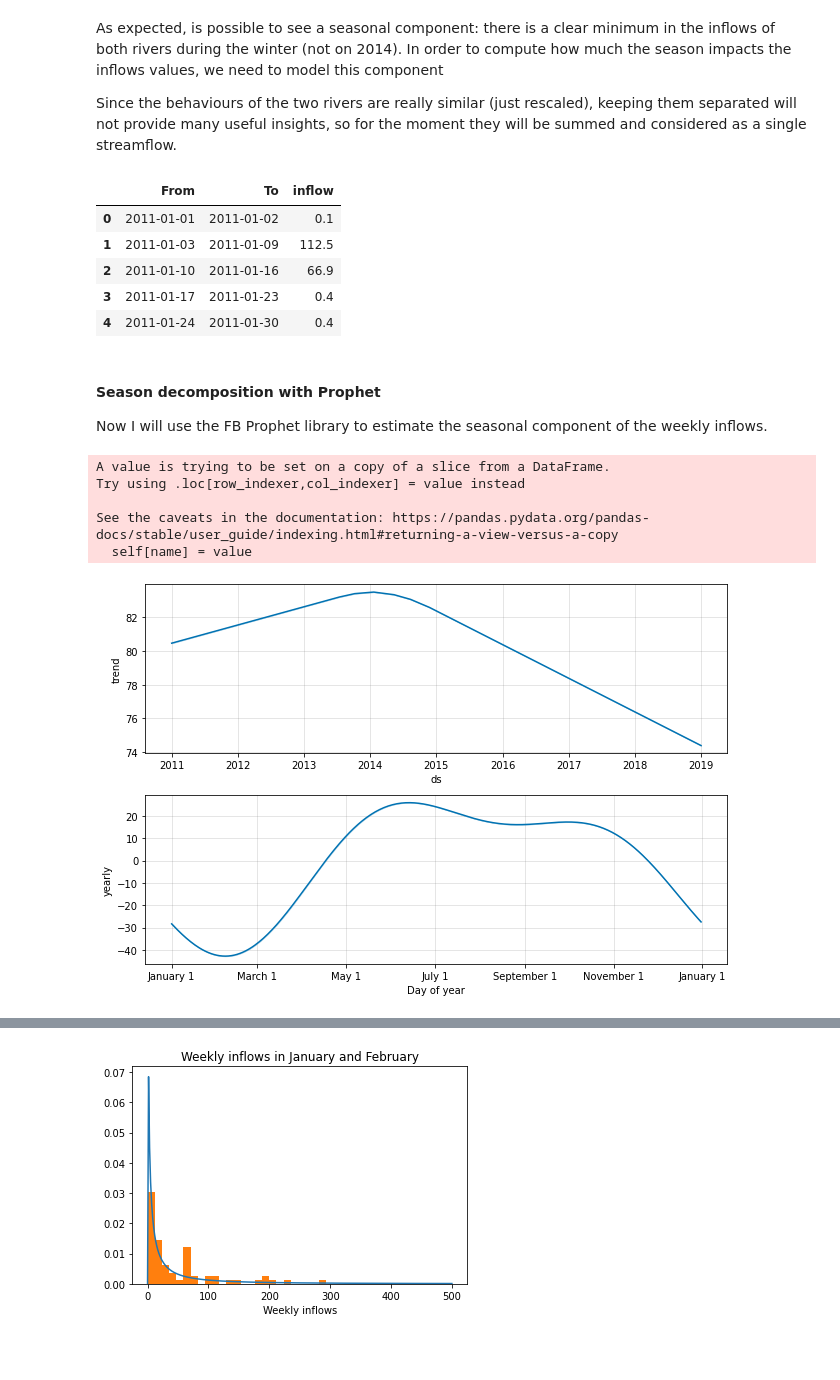
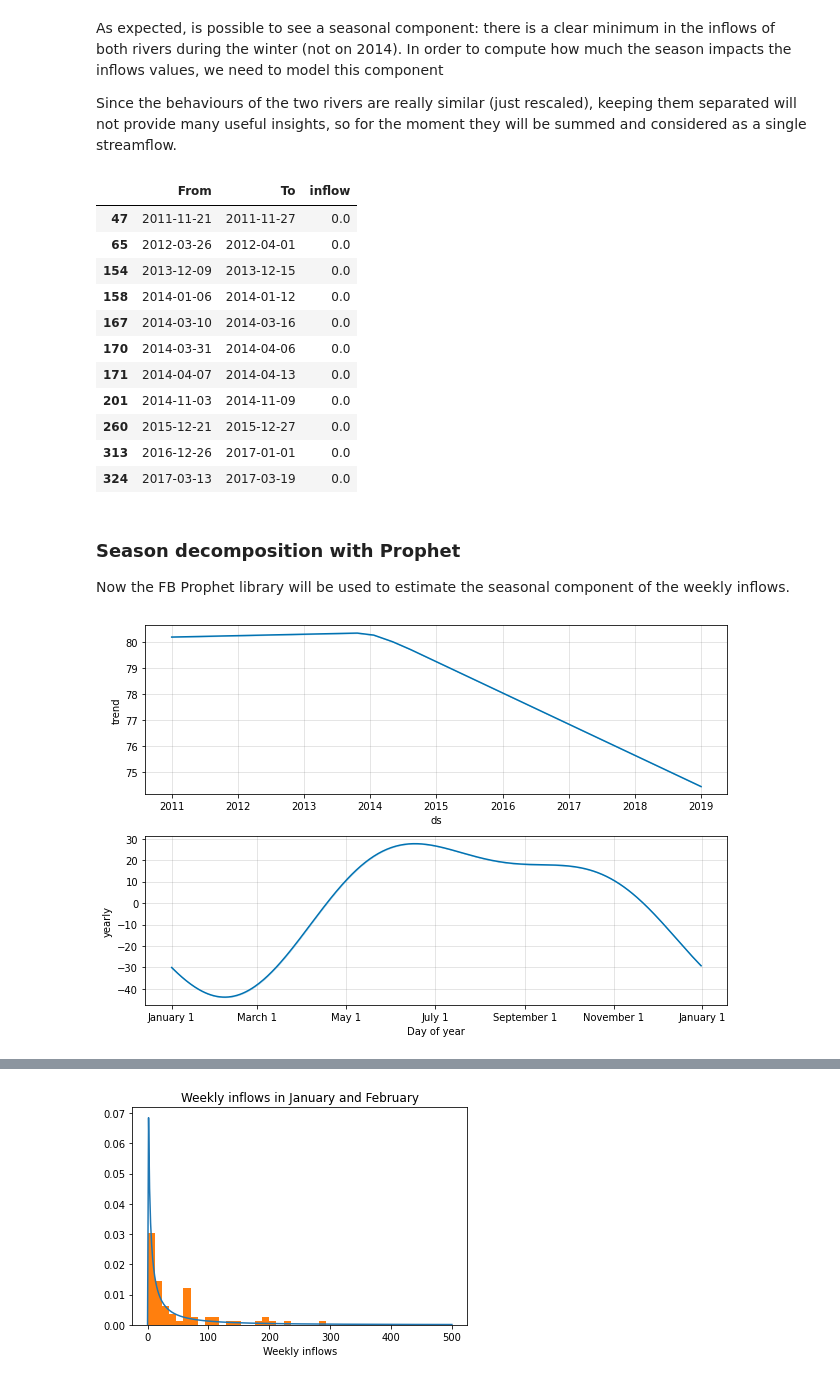
Before and after one commit to francescovidaich964/Como_lake, a Jupyter notebook: Como_Lake_test.ipynb, the cells around one changed output, grey strips where cells are left out. Saved outputs shown, nothing was run; the diff lists cells and outputs as text; code cells hidden in the pictures; blank space fills up the shorter version.

```diff
--- a/Como_Lake_test.ipynb
+++ b/Como_Lake_test.ipynb
@@ -89,7 +93,7 @@ full_df['To'][partial_weeks] = full_df['To'][partial_weeks+1]
 
 # Remove second portions of the partial weeks and add complete inflows
 full_df[['ADDA PRELACUALE','MERA']] = inflows
-full_df = full_df.drop(partial_weeks+1)
+full_df = full_df.drop(partial_weeks+1).reset_index(drop=True)
 # %% [output]
 A value is trying to be set on a copy of a slice from a DataFrame
 
@@ -184,43 +182,44 @@ Since the behaviours of the two rivers are really similar (just rescaled), keepi
 # Combine inflows in a single column
 full_df['inflow'] = full_df['ADDA PRELACUALE'] + full_df['MERA']
 inflow_df = full_df.drop(['ADDA PRELACUALE','MERA'], axis=1)
-inflow_df.head()
+inflow_df[inflow_df.inflow==0]
 # %% [output]
 |  | From | To | inflow |
-| 0 | 2011-01-01 | 2011-01-02 | 0.1 |
-| 1 | 2011-01-03 | 2011-01-09 | 112.5 |
-| 2 | 2011-01-10 | 2011-01-16 | 66.9 |
-| 3 | 2011-01-17 | 2011-01-23 | 0.4 |
-| 4 | 2011-01-24 | 2011-01-30 | 0.4 |
+| 47 | 2011-11-21 | 2011-11-27 | 0.0 |
+| 65 | 2012-03-26 | 2012-04-01 | 0.0 |
+| 154 | 2013-12-09 | 2013-12-15 | 0.0 |
+| 158 | 2014-01-06 | 2014-01-12 | 0.0 |
+| 167 | 2014-03-10 | 2014-03-16 | 0.0 |
+| 170 | 2014-03-31 | 2014-04-06 | 0.0 |
+| 171 | 2014-04-07 | 2014-04-13 | 0.0 |
+| 201 | 2014-11-03 | 2014-11-09 | 0.0 |
+| 260 | 2015-12-21 | 2015-12-27 | 0.0 |
+| 313 | 2016-12-26 | 2017-01-01 | 0.0 |
+| 324 | 2017-03-13 | 2017-03-19 | 0.0 |
 # %% [markdown]
-#### Season decomposition with Prophet
-Now I will use the FB Prophet library to estimate the seasonal component of the weekly inflows.
+### Season decomposition with Prophet
+Now the FB Prophet library will be used to estimate the seasonal component of the weekly inflows.
 # %%
 # format data to be compatible with the library
 inflow_test = inflow_df[['From','inflow']]
 inflow_test.columns = ['ds','y']
-inflow_test.y = inflow_test.y[inflow_test.y != 0]
+#inflow_test = inflow_test[inflow_test.y != 0]
 
 # Find seasonality (fit it using fourier series of given order)
 model = Prophet(yearly_seasonality = 2,
                 weekly_seasonality = False,
                 daily_seasonality  = False,
                 interval_width = 0.6827)
 model.fit(inflow_test)
 
 # Build estimated inflows
 inflow_estim = model.predict()
 
 # Plot fitted components
 model.plot_components(inflow_estim)
 plt.show()
 # %% [output]
-A value is trying to be set on a copy of a slice from a DataFrame.
-Try using .loc[row_indexer,col_indexer] = value instead
-
-See the caveats in the documentation: https://pandas.pydata.org/pandas-docs/stable/user_guide/indexing.html#returning-a-view-versus-a-copy
-  self[name] = value
-[figure, old version]
+[figure, new version]
 # %%
 # Plot the estimated inflow
 model.plot(inflow_estim)
```
Also changed, not shown: parts of 15 cells of this notebook.
